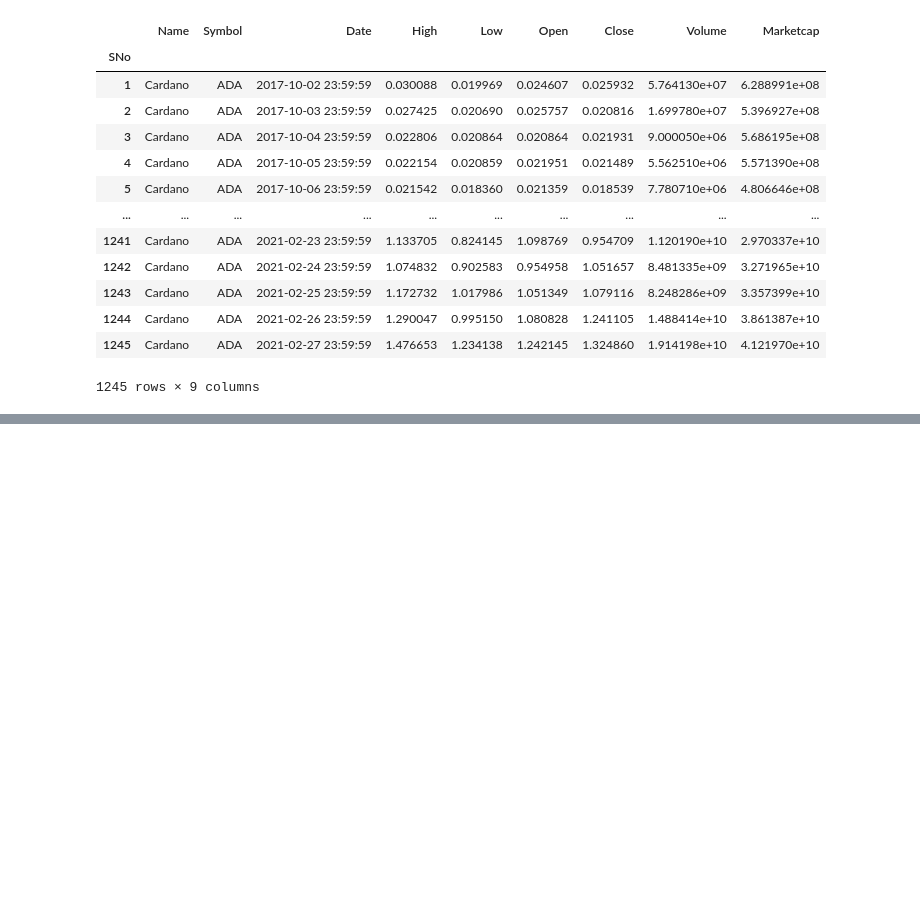
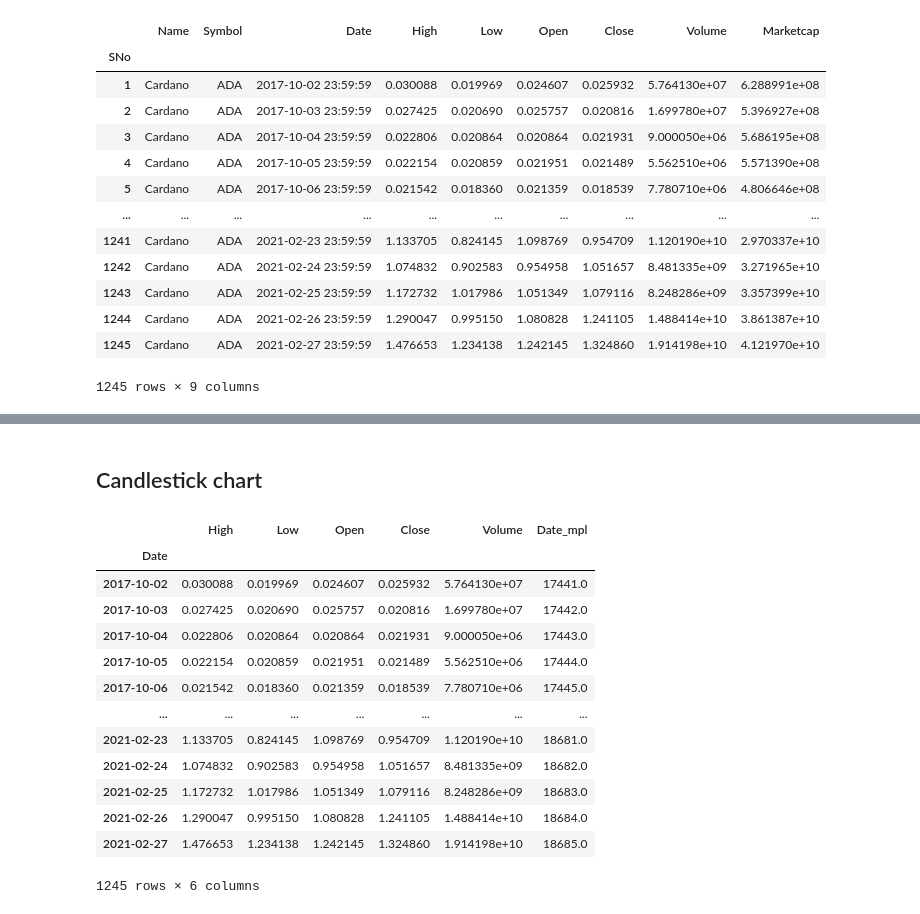
Before and after one commit to ArtTucker/crypto_prices_ML, a Jupyter notebook: preprocessing/by_coin/cardano_preprocessing.ipynb, the cells around one changed output, grey strips where cells are left out. Saved outputs shown, nothing was run; the diff lists cells and outputs as text; code cells hidden in the pictures; blank space fills up the shorter version.

```diff
--- a/preprocessing/by_coin/cardano_preprocessing.ipynb
+++ b/preprocessing/by_coin/cardano_preprocessing.ipynb
@@ -55,0 +92,28 @@ dtype: object
+# %% [markdown]
+## Candlestick chart
+# %%
+import matplotlib.ticker as mticker
+import mplfinance as mpf
+
+# fig = plt.figure(figsize=(12,8))
+# ax1 = plt.subplot2grid((1,1), (0,0))
+
+temp_ada_df = ada_df.copy(deep=False)
+temp_ada_df = temp_ada_df.set_index(['Date'])
+temp_ada_df = temp_ada_df.drop(['Name', 'Symbol', 'Marketcap','Spread'], axis=1)
+temp_ada_df
+# %% [output]
+|  | High | Low | Open | Close | Volume | Date_mpl |
+| Date |  |  |  |  |  |  |
+| 2017-10-02 | 0.030088 | 0.019969 | 0.024607 | 0.025932 | 5.764130e+07 | 17441.0 |
+| 2017-10-03 | 0.027425 | 0.020690 | 0.025757 | 0.020816 | 1.699780e+07 | 17442.0 |
+| 2017-10-04 | 0.022806 | 0.020864 | 0.020864 | 0.021931 | 9.000050e+06 | 17443.0 |
+| 2017-10-05 | 0.022154 | 0.020859 | 0.021951 | 0.021489 | 5.562510e+06 | 17444.0 |
+| 2017-10-06 | 0.021542 | 0.018360 | 0.021359 | 0.018539 | 7.780710e+06 | 17445.0 |
+| ... | ... | ... | ... | ... | ... | ... |
+| 2021-02-23 | 1.133705 | 0.824145 | 1.098769 | 0.954709 | 1.120190e+10 | 18681.0 |
+| 2021-02-24 | 1.074832 | 0.902583 | 0.954958 | 1.051657 | 8.481335e+09 | 18682.0 |
+| 2021-02-25 | 1.172732 | 1.017986 | 1.051349 | 1.079116 | 8.248286e+09 | 18683.0 |
+| 2021-02-26 | 1.290047 | 0.995150 | 1.080828 | 1.241105 | 1.488414e+10 | 18684.0 |
+| 2021-02-27 | 1.476653 | 1.234138 | 1.242145 | 1.324860 | 1.914198e+10 | 18685.0 |
+1245 rows × 6 columns
```
Also changed, not shown: parts of 7 cells of this notebook.
